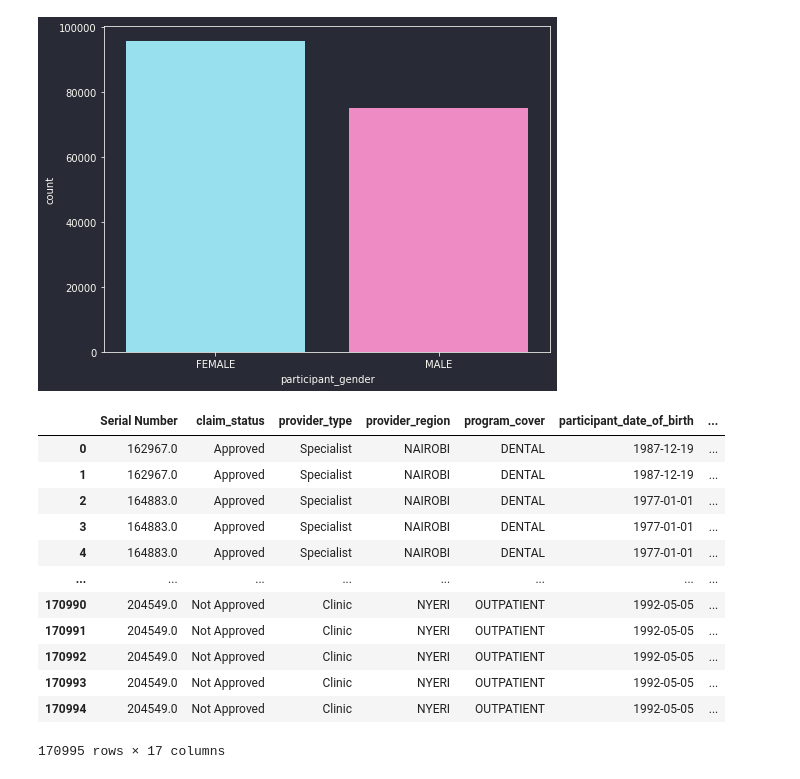
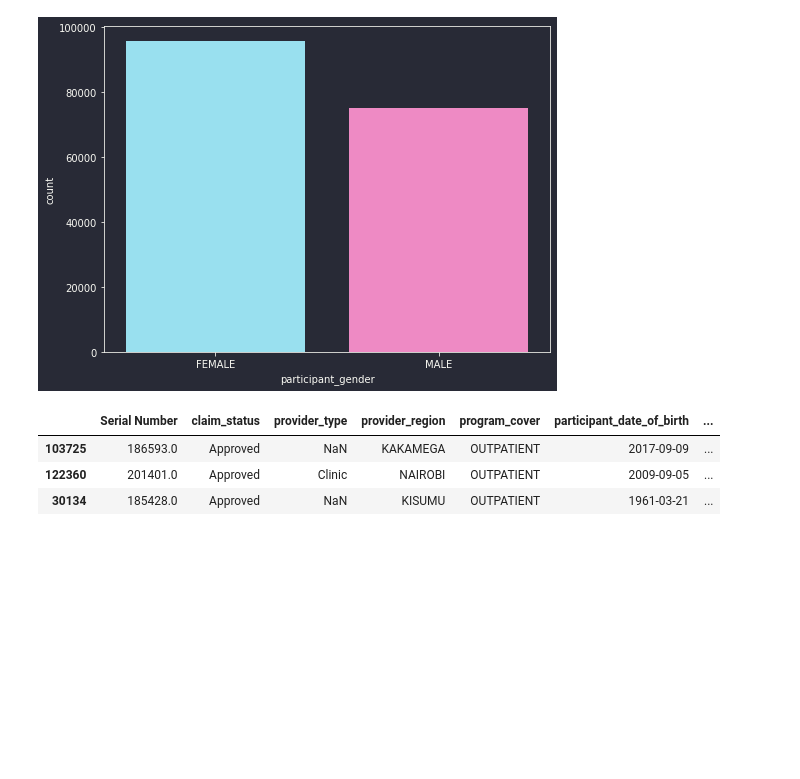
Before and after one commit to lyraxvincent/insurance-claims-prediction, a Jupyter notebook: EDA.ipynb, the cells around one changed output. Saved outputs shown, nothing was run; the diff lists cells and outputs as text; code cells hidden in the pictures; blank space fills up the shorter version.

```diff
--- a/EDA.ipynb
+++ b/EDA.ipynb
@@ -277,0 +293,6 @@ Date of birth: 2021-07-01 00:00:00
+# %%
+data['participant_yearOB'] = data.participant_date_of_birth.dt.year.astype(int)
+data['participant_monthOB'] = data.participant_date_of_birth.dt.month.astype(int)
+data['participant_dayOB'] = data.participant_date_of_birth.dt.day.astype(int)
+
+data.sample(3)
@@ -287,18 +326,9 @@ Name: participant_gender, dtype: int64
 <AxesSubplot:xlabel='participant_gender', ylabel='count'>
 [figure]
 # %%
-data
+data.sample(3)
 # %% [output]
 |  | Serial Number | claim_status | provider_type | provider_region | program_cover | participant_date_of_birth | ... |
-| 0 | 162967.0 | Approved | Specialist | NAIROBI | DENTAL | 1987-12-19 | ... |
-| 1 | 162967.0 | Approved | Specialist | NAIROBI | DENTAL | 1987-12-19 | ... |
-| 2 | 164883.0 | Approved | Specialist | NAIROBI | DENTAL | 1977-01-01 | ... |
-| 3 | 164883.0 | Approved | Specialist | NAIROBI | DENTAL | 1977-01-01 | ... |
-| 4 | 164883.0 | Approved | Specialist | NAIROBI | DENTAL | 1977-01-01 | ... |
-| ... | ... | ... | ... | ... | ... | ... | ... |
-| 170990 | 204549.0 | Not Approved | Clinic | NYERI | OUTPATIENT | 1992-05-05 | ... |
-| 170991 | 204549.0 | Not Approved | Clinic | NYERI | OUTPATIENT | 1992-05-05 | ... |
-| 170992 | 204549.0 | Not Approved | Clinic | NYERI | OUTPATIENT | 1992-05-05 | ... |
-| 170993 | 204549.0 | Not Approved | Clinic | NYERI | OUTPATIENT | 1992-05-05 | ... |
-| 170994 | 204549.0 | Not Approved | Clinic | NYERI | OUTPATIENT | 1992-05-05 | ... |
+| 103725 | 186593.0 | Approved | NaN | KAKAMEGA | OUTPATIENT | 2017-09-09 | ... |
+| 122360 | 201401.0 | Approved | Clinic | NAIROBI | OUTPATIENT | 2009-09-05 | ... |
+| 30134 | 185428.0 | Approved | NaN | KISUMU | OUTPATIENT | 1961-03-21 | ... |
-170995 rows × 17 columns
```
Also changed, not shown: parts of 6 cells of this notebook.
